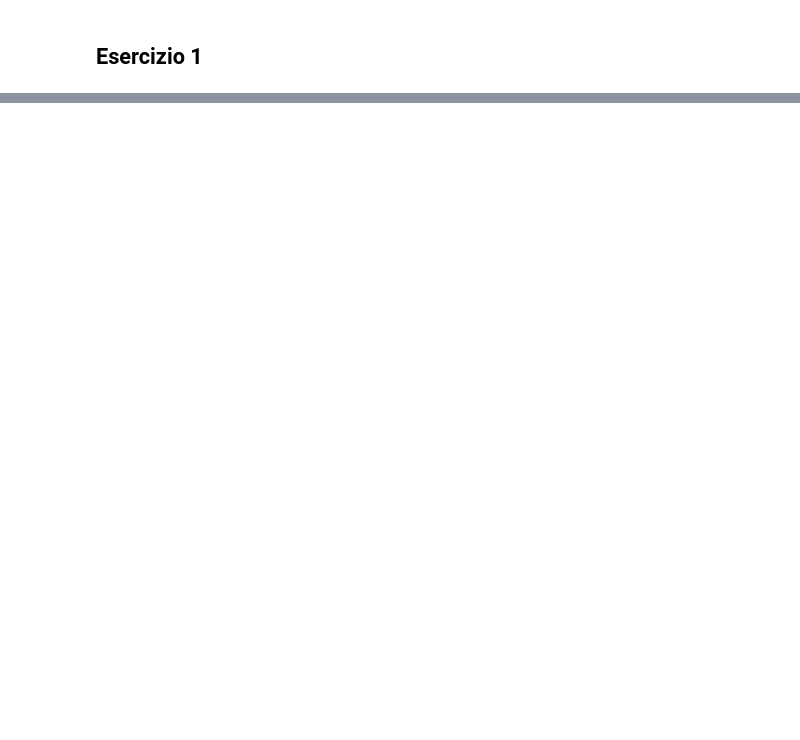
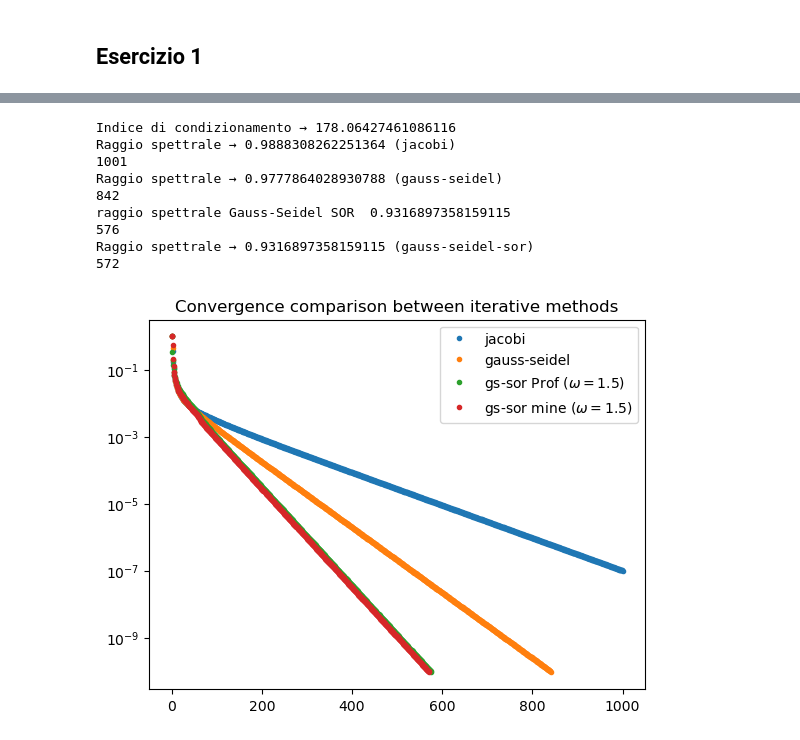
Before and after one commit to KeegTheBoi/metodi_numerici_es, a Jupyter notebook: Exam Attempts/1_Exam12Giugno/Esame12giugno2023.ipynb, the cells around one changed output, grey strips where cells are left out. Drawn from its saved outputs; the diff is of its cells as text; code cells hidden in the pictures; blank space fills up the shorter version.

```diff
--- a/Exam Attempts/1_Exam12Giugno/Esame12giugno2023.ipynb
+++ b/Exam Attempts/1_Exam12Giugno/Esame12giugno2023.ipynb
@@ -32,0 +111,55 @@ Errore relativo → 0.00000%
+# %%
+def gauss_seidel_sor1(A,b,omega=1.5, it_max=1000, toll=1e-10):
+    x0=np.zeros_like(b)
+    errore=1000
+    d = np.diag(A)
+    D=np.diag(d)
+    E= np.tril(A,-1)
+    F= np.triu(A,1)
+    #Calcolo della matrice di iterazione di Gassu_Seidel SOR
+    Momega=D+omega*E
+    Nomega=(1-omega)*D-omega*F
+    T=np.dot(lin.inv(Momega),Nomega)
+    eigv = lin.eigvals(T)
+    raggiospettrale= np.max(np.abs(eigv))
+    print("raggio spettrale Gauss-Seidel SOR ", raggiospettrale)
+
+    M= D+E
+    N= -F
+    it=0
+    xold=x0.copy()
+    xnew=x0.copy()
+    er_vet=[]
+    while it<=it_max and errore>=toll:
+        tmp = b - np.dot(F,xold)
+        xtilde = Lsolve(M,tmp)
+        xnew= (1-omega)*xold+omega*xtilde
+        errore= lin.norm(xnew - xold)/lin.norm(xnew)
+        er_vet.append(errore)
+        xold=xnew.copy()
+        it=it+1
+    return xnew,it,er_vet
+# %%
+assert np.allclose(A, A.T)
+assert all(np.r_[np.isreal(lin.eigvals(A)), lin.eigvals(A) > 0])
+print(f'Indice di condizionamento → {lin.cond(A)}')
+# i, m, x, y = min_omega(A)
+i = 1.5
+methods = {'jacobi': jacobi,
+           'gauss-seidel': gauss_seidel,
+           r'gs-sor Prof ($\omega='+f"{i:.3}"+')$': gauss_seidel_sor1,
+           r'gs-sor mine ($\omega='+f"{i:.3}"+')$': gauss_seidel_sor
+          }
+test_convergence(A, b, methods=methods)
+# plot_best_omega(i, m, x, y)
+# %% [output]
+Indice di condizionamento → 178.06427461086116
+Raggio spettrale → 0.9888308262251364 (jacobi)
+1001
+Raggio spettrale → 0.9777864028930788 (gauss-seidel)
+842
+raggio spettrale Gauss-Seidel SOR  0.9316897358159115
+576
+Raggio spettrale → 0.9316897358159115 (gauss-seidel-sor)
+572
+[figure, added]
```
Also changed, not shown: parts of 3 cells of this notebook, 23 other files.
